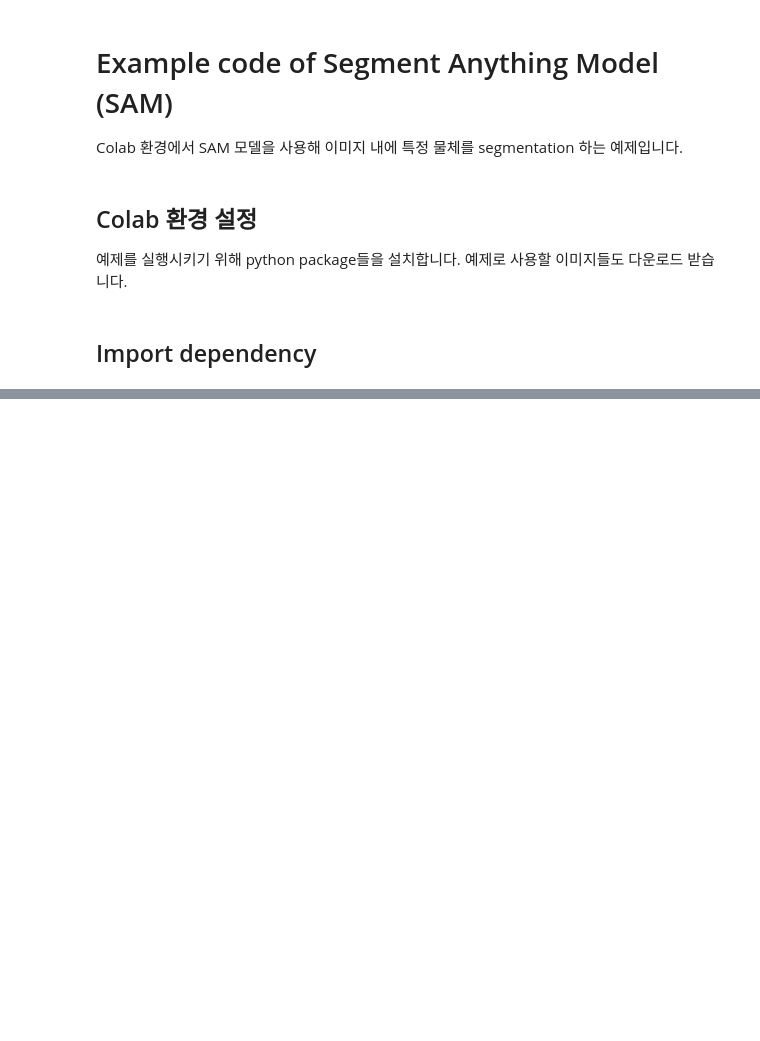
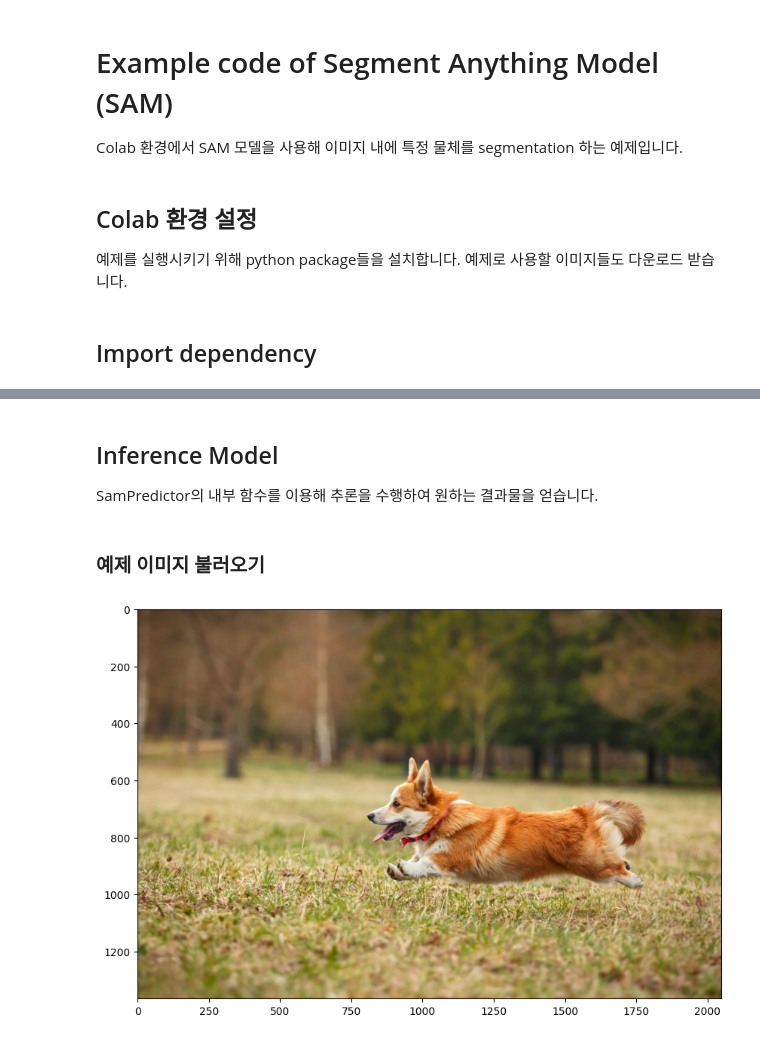
Before and after one commit to MrSyee/dl_apps, a Jupyter notebook: segmentation/sam.ipynb, the cells around one changed output, grey strips where cells are left out. Drawn from its saved outputs; the diff is of its cells as text; code cells hidden in the pictures; blank space fills up the shorter version.

```diff
--- a/segmentation/sam.ipynb
+++ b/segmentation/sam.ipynb
@@ -30,0 +34,8 @@ from segment_anything import SamPredictor, sam_model_registry
+# %%
+CHECKPOINT_PATH = os.path.join("checkpoint")
+CHECKPOINT_NAME = "sam_vit_h_4b8939.pth"
+CHECKPOINT_URL = "https://dl.fbaipublicfiles.com/segment_anything/sam_vit_h_4b8939.pth"
+MODEL_TYPE = "default"
+IMAGE_PATH = "examples/dog.jpg"
+OUTPUT_PATH = "outputs/output.jpg"
+DEVICE = torch.device("cuda" if torch.cuda.is_available() else "cpu")
@@ -38 +53,17 @@ sam = sam_model_registry[MODEL_TYPE](checkpoint=checkpoint).to(device)
 predictor = SamPredictor(sam)
+# %% [markdown]
+## Inference Model
+
+SamPredictor의 내부 함수를 이용해 추론을 수행하여 원하는 결과물을 얻습니다.
+# %% [markdown]
+### 예제 이미지 불러오기
+# %%
+image = cv2.imread(IMAGE_PATH, cv2.IMREAD_COLOR)
+image = cv2.cvtColor(image, cv2.COLOR_BGR2RGB)
+# %%
+plt.figure(figsize=(10, 10))
+plt.imshow(image)
+plt.axis("on")
+plt.show()
+# %% [output]
+[figure, added]
```
Also changed, not shown: parts of 12 cells of this notebook, 1 other file.
